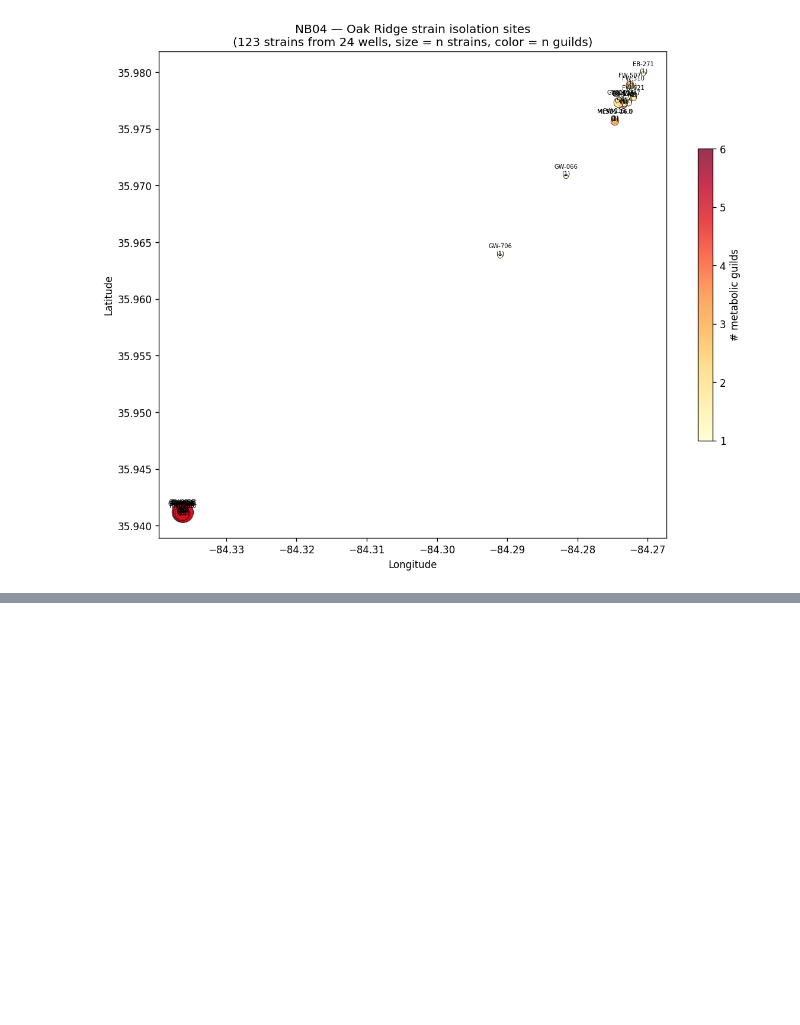
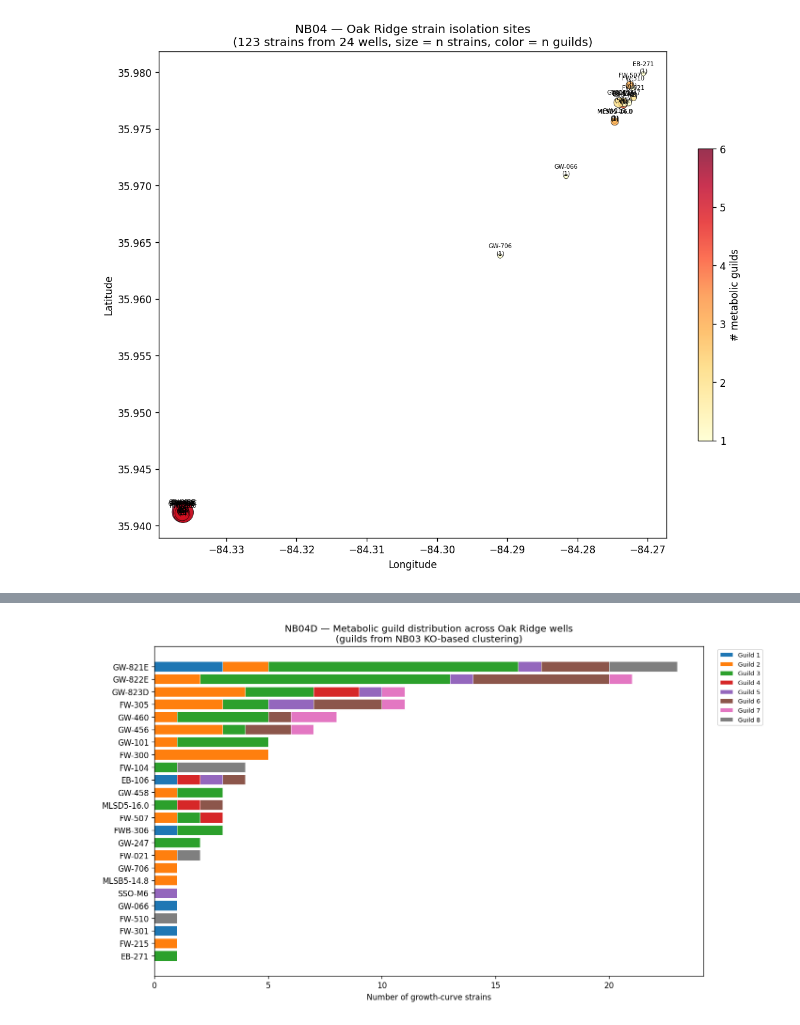
Before and after one commit to kbaseincubator/BERIL-research-observatory, a Jupyter notebook: projects/genotype_to_phenotype_enigma/notebooks/NB04_environmental_context.ipynb, the cells around one changed output, grey strips where cells are left out. Saved outputs shown, nothing was run; the diff lists cells and outputs as text; code cells hidden in the pictures; blank space fills up the shorter version.

```diff
--- a/projects/genotype_to_phenotype_enigma/notebooks/NB04_environmental_context.ipynb
+++ b/projects/genotype_to_phenotype_enigma/notebooks/NB04_environmental_context.ipynb
@@ -109 +117,5 @@ Image(filename=str(FIG / 'NB04_oak_ridge_strain_map.png'))
+# %%
+Image(filename=str(FIG / 'NB04_well_guild_distribution.png'))
+# %% [output]
+[figure, added]
 # %% [markdown]
```
Also changed, not shown: parts of 3 cells of this notebook, 2 other files.
